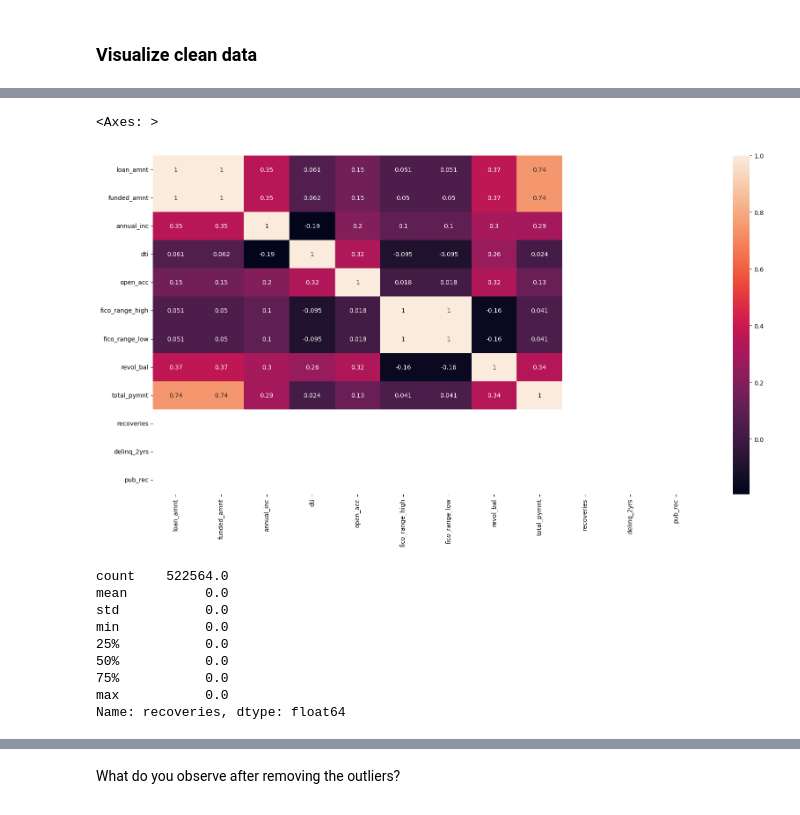
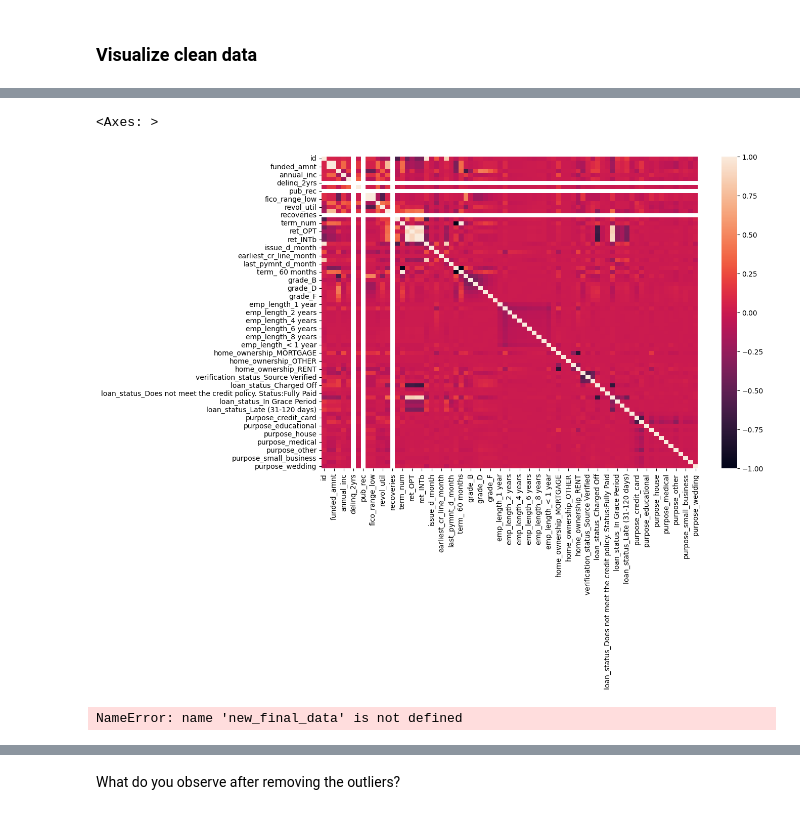
Before and after one commit to khushalid/Resume, a Jupyter notebook: Copy_of_CS_Phase2_S24.ipynb, the cells around one changed output, grey strips where cells are left out. Cells and saved outputs as stored; diff of their text form; code cells hidden in the pictures.

```diff
--- a/Copy_of_CS_Phase2_S24.ipynb
+++ b/Copy_of_CS_Phase2_S24.ipynb
@@ -263,7 +263,7 @@ def ret_method_3(T, i):
     final_return = cash_by_end_of_loan * ((1 + monthly_rate) ** remaining_months) - final_data['funded_amnt']
 
     # Find the percentage return
-    ret_val = (12/T) * (final_return / final_data['funded_amnt']) * 100
+    ret_val = (12/T) * (final_return / final_data['funded_amnt'])
     return ret_val
 # %%
 final_data['ret_INTa'] = ret_method_3(60, 0.023) # call ret_method_3 with T=60, i=0.023
@@ -437,48 +437,38 @@ visualize_date_columns()
 # %%
 # Visualize the feature correlations
     # You can compute the correlation among features and display a heat-map of the matrix
     # OR use sns scatter or pairplot
 # correlation matrix
 
-#final_data['issue_d_year'] = final_data['issue_d'].apply(lambda x: x.year if x is not None else None)
-#final_data['issue_d_month'] = final_data['issue_d'].apply(lambda x: x.month if x is not None else None)
+final_data['issue_d_year'] = final_data['issue_d'].apply(lambda x: x.year if x is not None else None)
+final_data['issue_d_month'] = final_data['issue_d'].apply(lambda x: x.month if x is not None else None)
 
-#final_data['earliest_cr_line_year'] = final_data['earliest_cr_line'].apply(lambda x: x.year if x is not None else None)
-#final_data['earliest_cr_line_month'] = final_data['earliest_cr_line'].apply(lambda x: x.month if x is not None else None)
+final_data['earliest_cr_line_year'] = final_data['earliest_cr_line'].apply(lambda x: x.year if x is not None else None)
+final_data['earliest_cr_line_month'] = final_data['earliest_cr_line'].apply(lambda x: x.month if x is not None else None)
 
-#final_data['last_pymnt_d_year'] = final_data['last_pymnt_d'].apply(lambda x: x.year if x is not None else None)
-#final_data['last_pymnt_d_month'] = final_data['last_pymnt_d'].apply(lambda x: x.month if x is not None else None)
+final_data['last_pymnt_d_year'] = final_data['last_pymnt_d'].apply(lambda x: x.year if x is not None else None)
+final_data['last_pymnt_d_month'] = final_data['last_pymnt_d'].apply(lambda x: x.month if x is not None else None)
 
-#new_final_data = final_data.drop(columns=['issue_d', 'earliest_cr_line', 'last_pymnt_d'])
-#new_final_data = pd.get_dummies(new_final_data, columns=cat_cols)
-new_final_data = final_data[float_cols]
+new_final_data = final_data.drop(columns=['issue_d', 'earliest_cr_line', 'last_pymnt_d'])
+new_final_data = pd.get_dummies(new_final_data, columns=cat_cols)
+
 
 corr = new_final_data.corr()
 
-fig, ax = plt.subplots(figsize=(20, 10))
+fig, ax = plt.subplots(figsize=(12, 8))
 # pass the axis to draw on
-sns.heatmap(corr, ax=ax, annot=True
+sns.heatmap(corr, ax=ax,
             # cmap="PiYG", center=0 # uncomment this line for a different color scheme
            )
 # %% [output]
 <Axes: >
-[figure, old version]
+[figure, new version]
-# %%
-new_final_data.recoveries.describe()
-# %% [output]
-count    522564.0
-mean          0.0
-std           0.0
-min           0.0
-25%           0.0
-50%           0.0
-75%           0.0
-max           0.0
-Name: recoveries, dtype: float64
 # %%
 all_features = list(new_final_data.columns)
 loan_status_columns = [col for col in new_final_data.columns if col.startswith('loan_status_')]
 features_for_pairplot = [feature for feature in all_features if feature not in loan_status_columns]
+# %% [output]
+NameError: name 'new_final_data' is not defined
 # %%
 # pair plot
 
```
Also changed, not shown: parts of 10 cells of this notebook.
